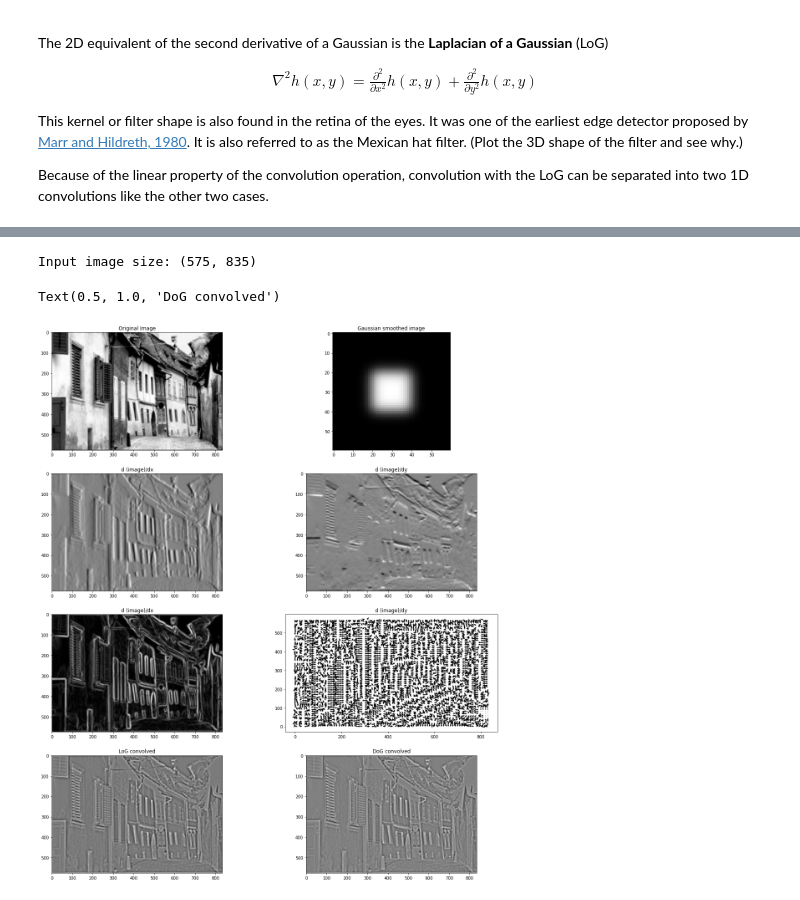
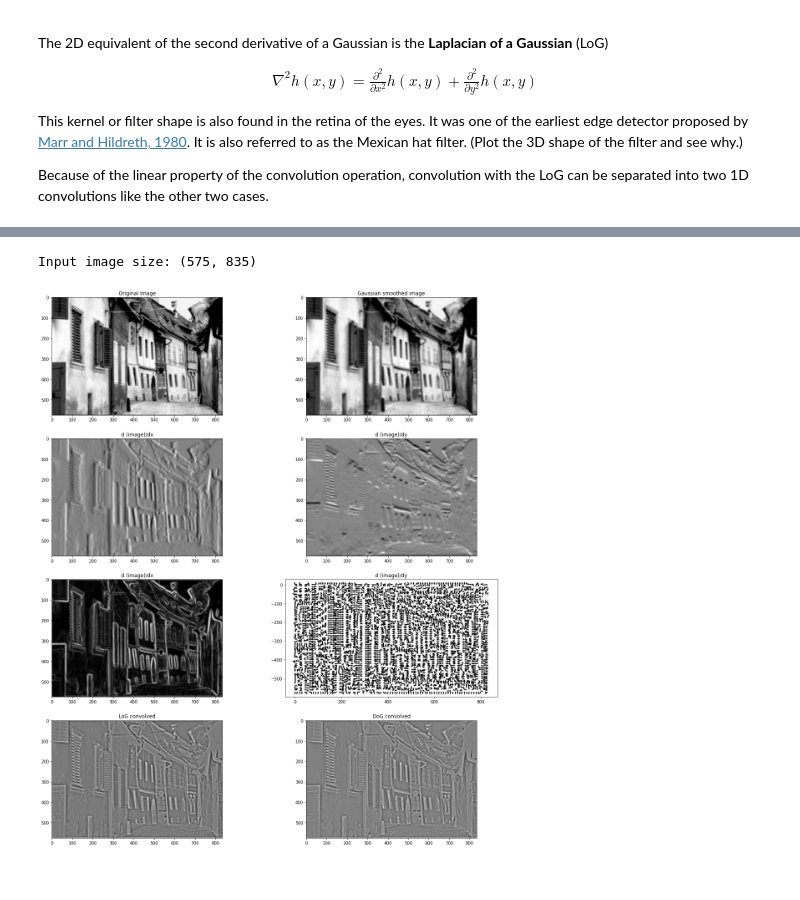
Before and after one commit to rfogarty/Computer-Vision-Course, a Jupyter notebook: Lecture_5_Linear_Filtering_and_Edges.ipynb, the cells around one changed output, grey strips where cells are left out. Drawn from its saved outputs; the diff is of its cells as text; code cells hidden in the pictures.

```diff
--- a/Lecture_5_Linear_Filtering_and_Edges.ipynb
+++ b/Lecture_5_Linear_Filtering_and_Edges.ipynb
@@ -598,7 +598,7 @@ plt.subplot(5,2,3)
 plt.imshow(img, cmap='gray')
 plt.title ('Original Image')
 plt.subplot(5,2,4)
-plt.imshow(smoothed_image, cmap='gray')
+plt.imshow(smoothed_image_1, cmap='gray')
 plt.title ('Gaussian smoothed image')
 
 # Show image gradient
@@ -606,33 +606,32 @@ plt.subplot(5,2, 5)
 plt.imshow(image_dx, cmap='gray')
 plt.title('d (image)/dx')
 plt.subplot(5,2, 6)
 plt.imshow(image_dy, cmap='gray')
 plt.title('d (image)/dy');
 
 # Show image gradient and orientation
 plt.subplot(5,2, 7)
 grad_mag = np.sqrt(image_dx*image_dx + image_dy*image_dy)+0.0001
 plt.imshow(grad_mag, cmap='gray')
 plt.title('d (image)/dx')
 plt.subplot(5,2, 8)
 # Show the gradient directions every 10th pixel otherwise it is too crowded.
 x = np.arange(0, img.shape[1], 10)
 y = np.arange(0, img.shape[0], 10)
 X, Y = np.meshgrid(x, y)
 cos_t = image_dx/grad_mag
 sin_t = image_dy/grad_mag
 #plt.imshow(cos_t[::10,::10])
-plt.quiver(X, Y, cos_t[::10,::10], sin_t[::10,::10], scale=1 / 0.015)
+plt.quiver(X, -Y, cos_t[::10,::10], sin_t[::10,::10], scale=1 / 0.015)
 plt.title('d (image)/dy');
 
 # Show Laplacian of Gaussian
 plt.subplot(5,2, 9)
 plt.imshow(image_log, cmap='gray')
 plt.title('LoG convolved')
 plt.subplot(5,2, 10)
 plt.imshow(smoothed_image_2 - smoothed_image_1, cmap='gray')
 plt.title('DoG convolved');
 # %% [output]
 Input image size: (575, 835)
-Text(0.5, 1.0, 'DoG convolved')
-[figure, old version]
+[figure, new version]
```
Also changed, not shown: parts of 4 cells of this notebook.
